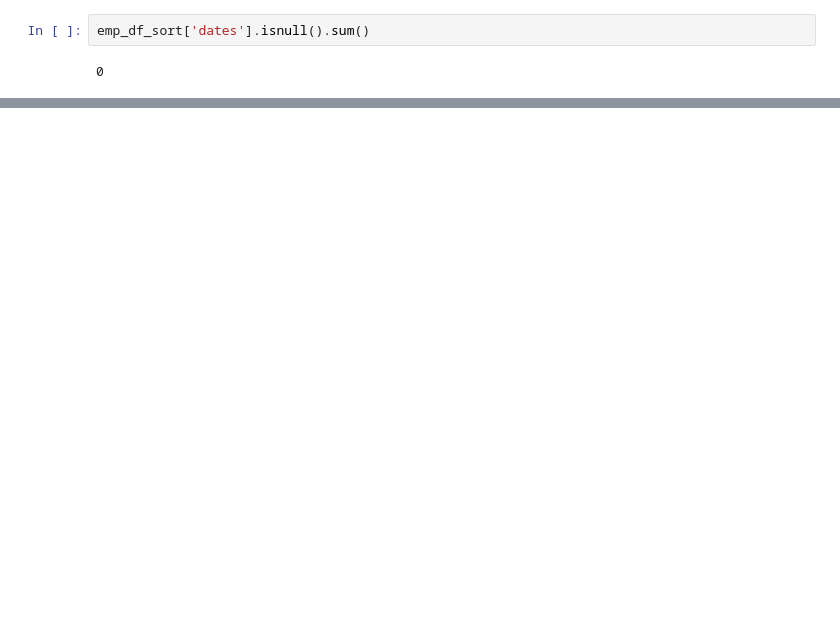
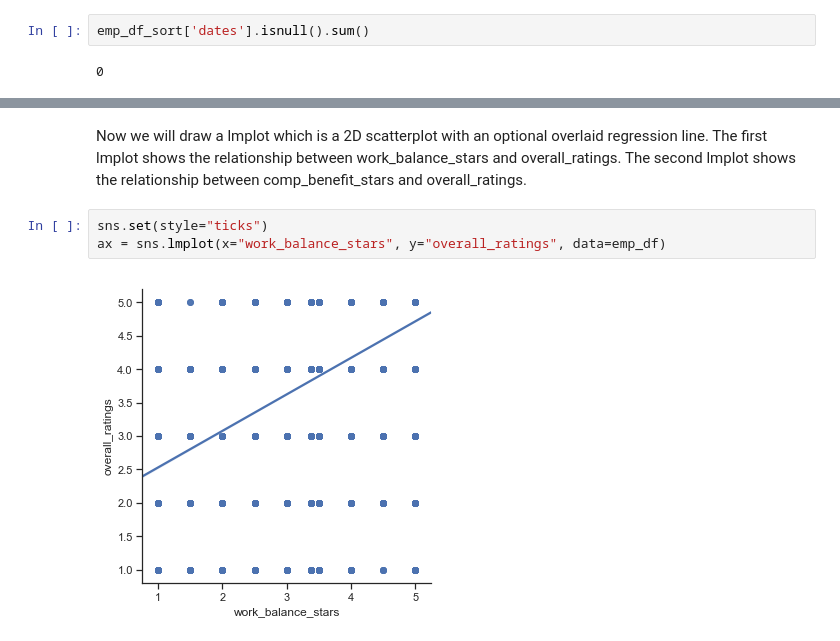
Before and after one commit to venustrip/Capstone-1, a Jupyter notebook: employee.ipynb, the cells around one changed output, grey strips where cells are left out. Drawn from its saved outputs; the diff is of its cells as text; blank space fills up the shorter version.

```diff
--- a/employee.ipynb
+++ b/employee.ipynb
@@ -222,0 +313,9 @@ At the end of this process, the only variables that continue to have null values
+# %% [markdown]
+Now we will draw a lmplot which is a 2D scatterplot with an optional overlaid regression line.
+The first lmplot shows the relationship between work_balance_stars and overall_ratings.
+The second lmplot shows the relationship between comp_benefit_stars and overall_ratings.
+# %%
+sns.set(style="ticks")
+ax = sns.lmplot(x="work_balance_stars", y="overall_ratings", data=emp_df)
+# %% [output]
+[figure, added]
```
Also changed, not shown: parts of 48 cells of this notebook.
